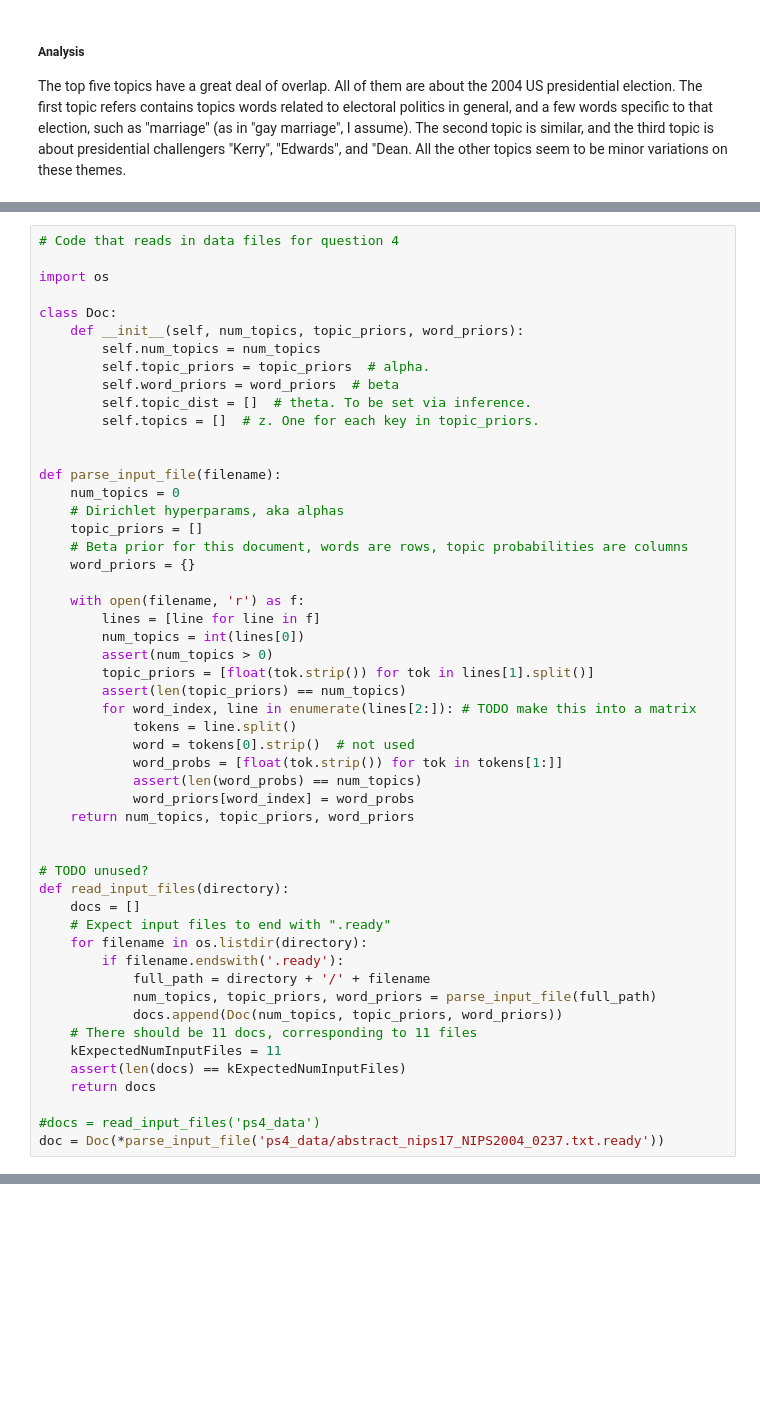
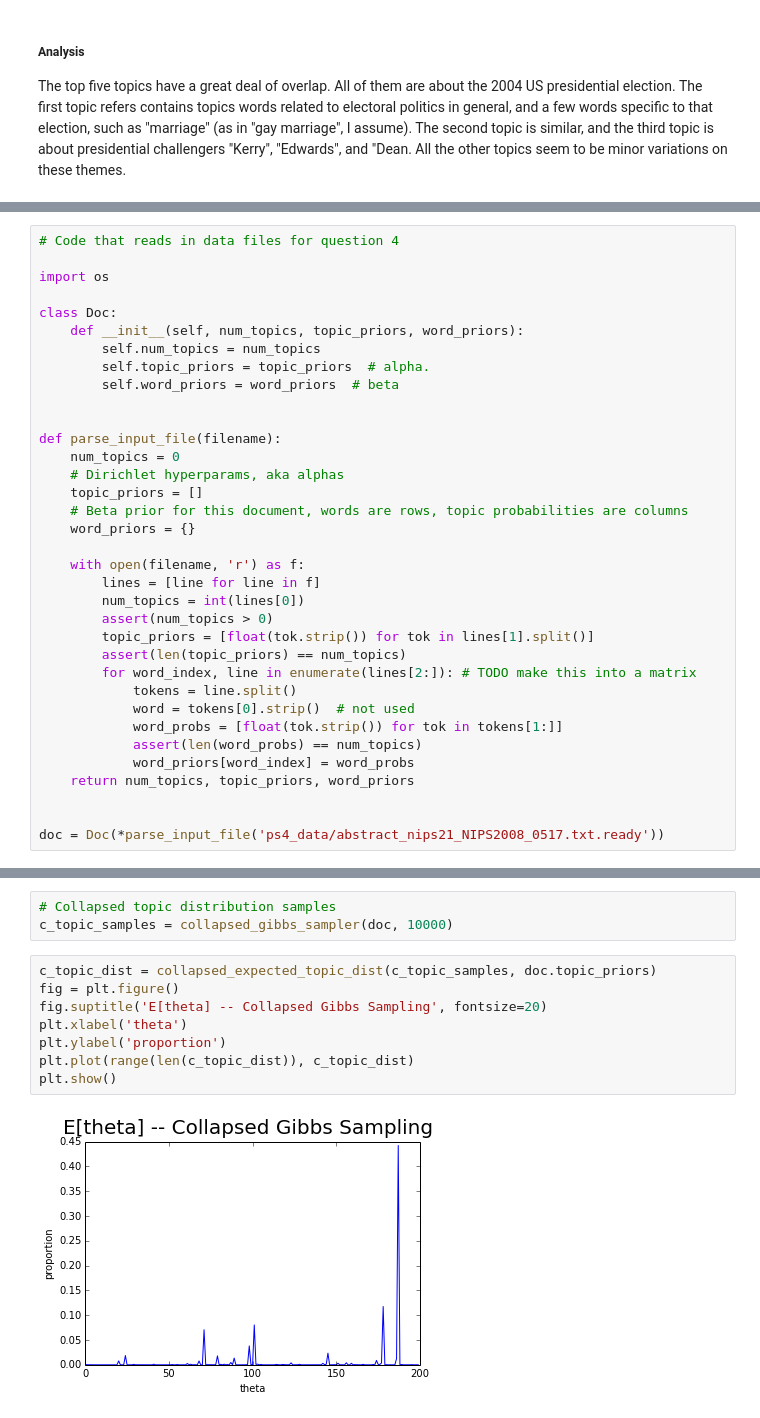
Before and after one commit to YueXX/inference, a Jupyter notebook: hw4/Homework 4.ipynb, the cells around one changed output, grey strips where cells are left out. Cells and saved outputs as stored; diff of their text form; blank space fills up the shorter version.

```diff
--- a/hw4/Homework 4.ipynb
+++ b/hw4/Homework 4.ipynb
@@ -101,8 +103,6 @@ class Doc:
         self.num_topics = num_topics
         self.topic_priors = topic_priors  # alpha.
         self.word_priors = word_priors  # beta
-        self.topic_dist = []  # theta. To be set via inference.
-        self.topics = []  # z. One for each key in topic_priors.
 
 
 def parse_input_file(filename):
@@ -127,20 +127,5 @@ def parse_input_file(filename):
     return num_topics, topic_priors, word_priors
 
 
-# TODO unused?
-def read_input_files(directory):
-    docs = []
-    # Expect input files to end with ".ready"
-    for filename in os.listdir(directory):
-        if filename.endswith('.ready'):
-            full_path = directory + '/' + filename
-            num_topics, topic_priors, word_priors = parse_input_file(full_path)
-            docs.append(Doc(num_topics, topic_priors, word_priors))
-    # There should be 11 docs, corresponding to 11 files
-    kExpectedNumInputFiles = 11
-    assert(len(docs) == kExpectedNumInputFiles)
-    return docs
-
-#docs = read_input_files('ps4_data')
-doc = Doc(*parse_input_file('ps4_data/abstract_nips17_NIPS2004_0237.txt.ready'))
+doc = Doc(*parse_input_file('ps4_data/abstract_nips21_NIPS2008_0517.txt.ready'))
 # %%
@@ -217,0 +258,13 @@ plt.show()
+# %%
+# Collapsed topic distribution samples
+c_topic_samples = collapsed_gibbs_sampler(doc, 10000)
+# %%
+c_topic_dist = collapsed_expected_topic_dist(c_topic_samples, doc.topic_priors)
+fig = plt.figure()
+fig.suptitle('E[theta] -- Collapsed Gibbs Sampling', fontsize=20)
+plt.xlabel('theta')
+plt.ylabel('proportion')
+plt.plot(range(len(c_topic_dist)), c_topic_dist)
+plt.show()
+# %% [output]
+[figure, added]
```
Also changed, not shown: parts of 14 cells of this notebook, 1 other file.
